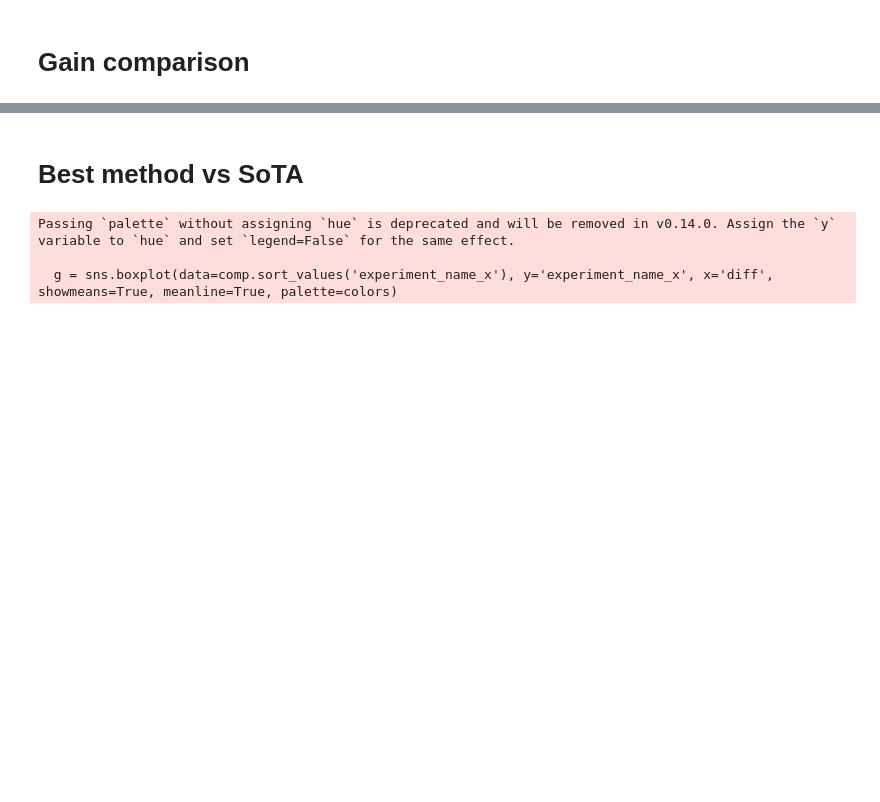
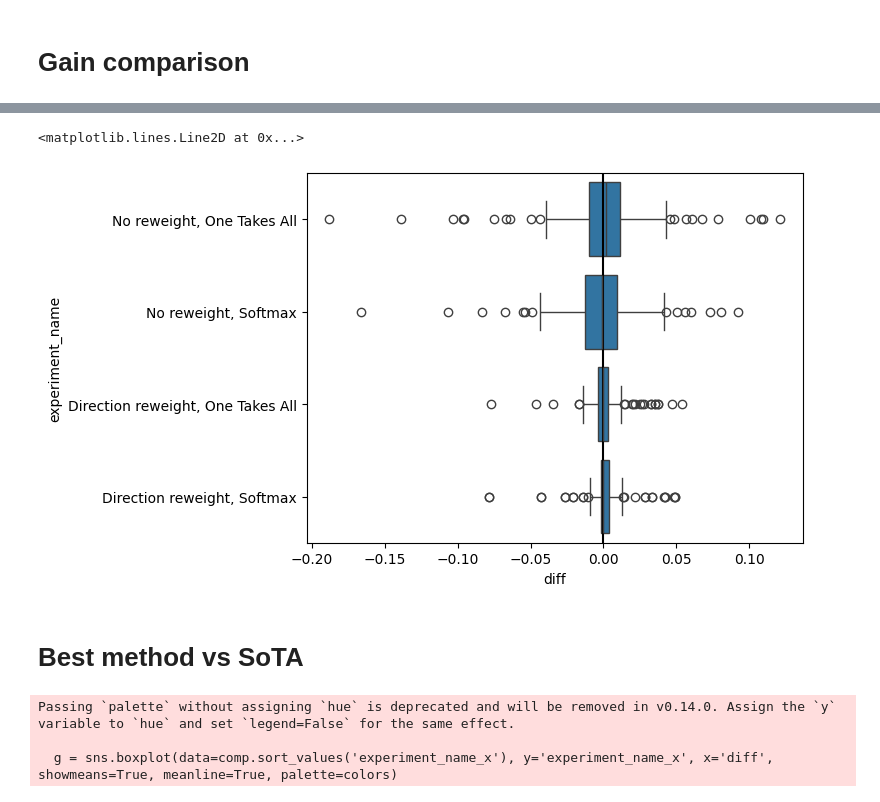
Before and after one commit to DawidPludowski/adaptivee, a Jupyter notebook: explore/results_insight.ipynb, the cells around one changed output, grey strips where cells are left out. Cells and saved outputs as stored; diff of their text form; code cells hidden in the pictures; blank space fills up the shorter version.

```diff
--- a/explore/results_insight.ipynb
+++ b/explore/results_insight.ipynb
@@ -177,0 +190,9 @@ Text(0.5, 1.0, 'Gain in balanced accuracy, comparing to equal weights approach\n
+# %%
+liltab = acc_b[acc_b['experiment_name'].str.contains('liltab')]
+liltab['experiment_name'] = liltab['experiment_name'].str[8:]
+
+mlp = acc_b[acc_b['experiment_name'].str.contains('MLP')]
+mlp['experiment_name'] = mlp['experiment_name'].str[5:]
+
+comp = pd.merge(liltab, mlp, on=['experiment_name', 'data_name'])
+comp['diff'] = comp['score_x'] - comp['score_y']
@@ -178,3 +210,10 @@ Text(0.5, 1.0, 'Gain in balanced accuracy, comparing to equal weights approach\n
+# %%
+sns.boxplot(comp, x='diff', y='experiment_name')
+
+plt.axvline(0, color='black')
+# %% [output]
+<matplotlib.lines.Line2D at 0x...>
+[figure, added]
 # %% [markdown]
 # Best method vs SoTA
 # %%
```
Also changed, not shown: parts of 16 cells of this notebook, 13 other files.
